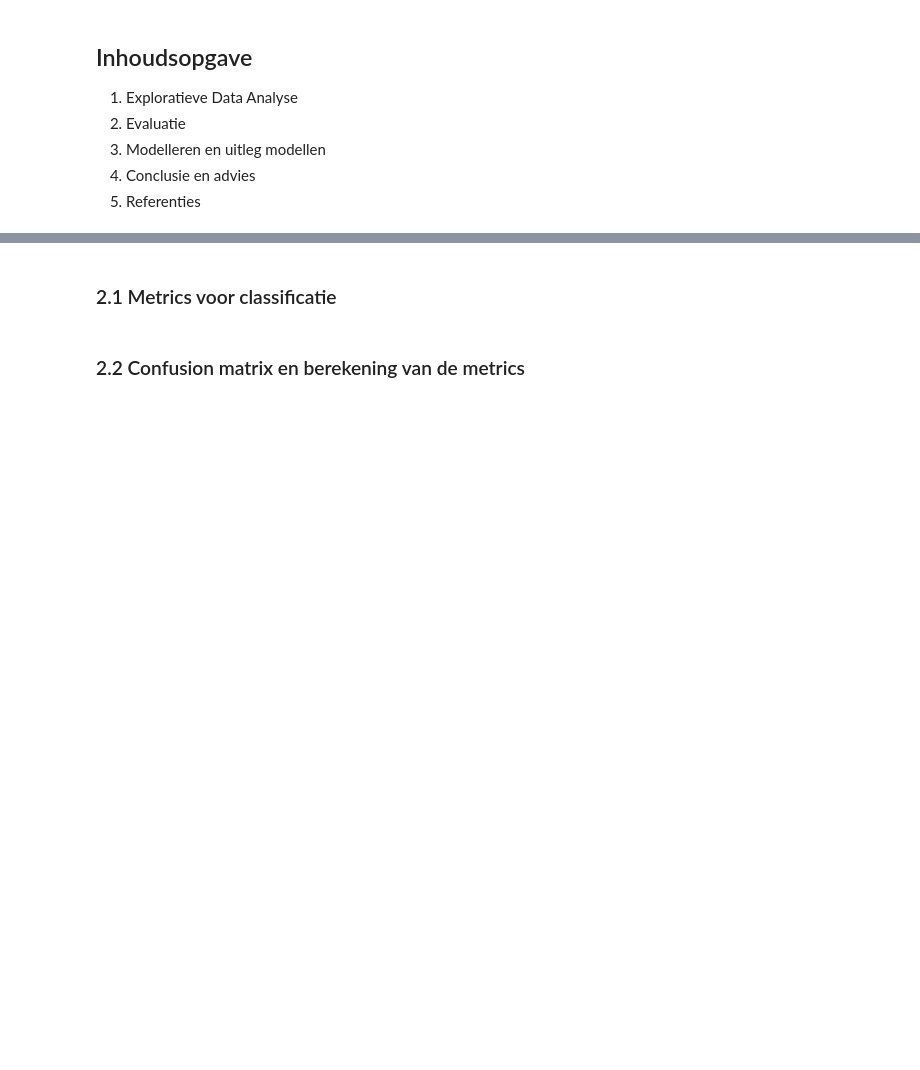
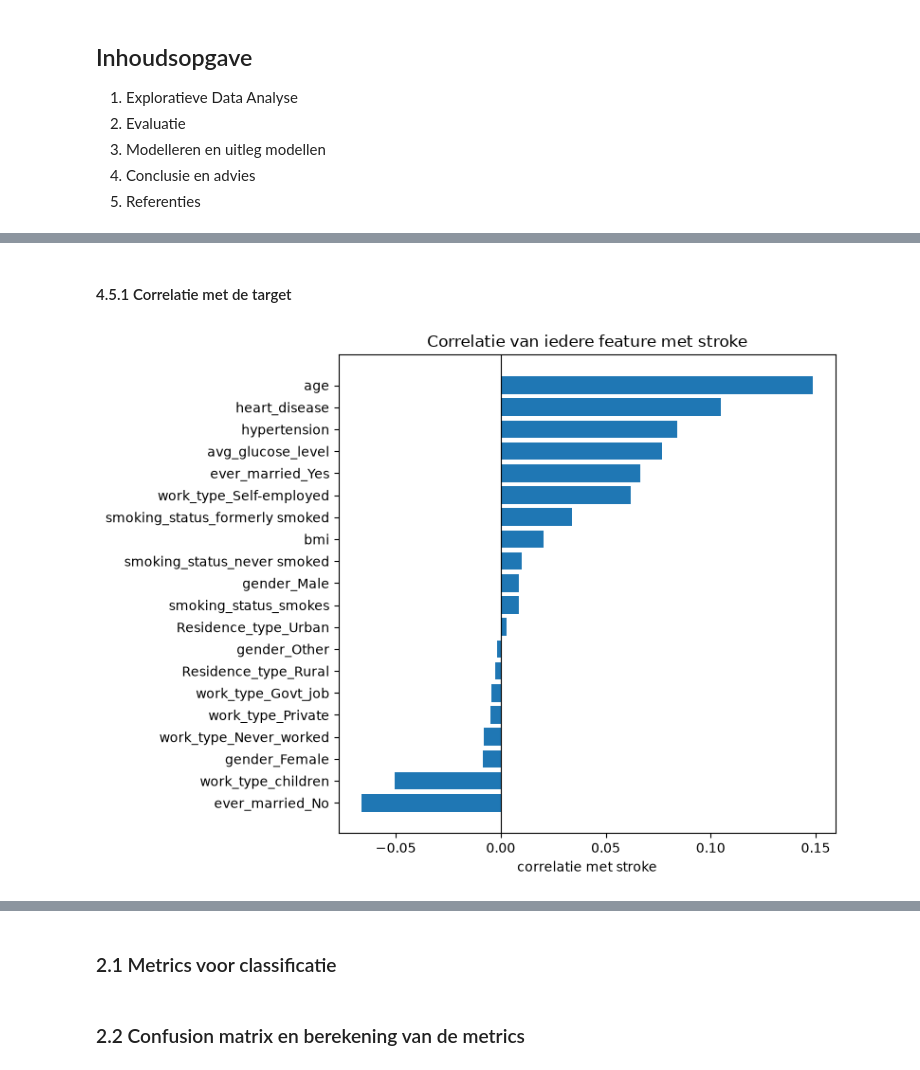
Before and after one commit to Gamal-alsa2026/Predicting-stroke-2026-27, a Jupyter notebook: notebooks/predict_stroke.ipynb, the cells around one changed output, grey strips where cells are left out. Saved outputs shown, nothing was run; the diff lists cells and outputs as text; code cells hidden in the pictures; blank space fills up the shorter version.

```diff
--- a/notebooks/predict_stroke.ipynb
+++ b/notebooks/predict_stroke.ipynb
@@ -36,0 +418,22 @@
+# %% [markdown]
+#### 4.5.1 Correlatie met de target
+# %%
+def plot_target_correlation(df: pd.DataFrame, target: str) -> None:
+    """Toon de correlatie van iedere feature met de target."""
+    # Correlatie van alle kolommen met de target (id telt niet mee)
+    corr = df.drop(columns="id").corr()[target]
+    # De target zelf weghalen (altijd 1) en sorteren
+    corr = corr.drop(target).sort_values()
+
+    plt.figure(figsize=(8, 6))
+    plt.barh(corr.index, corr.values)
+    plt.axvline(0, color="black", linewidth=0.8)
+    plt.xlabel("correlatie met stroke")
+    plt.title("Correlatie van iedere feature met stroke")
+    plt.tight_layout()
+    plt.show()
+
+
+plot_target_correlation(train_df, target="stroke")
+# %% [output]
+[figure, added]
```
Also changed, not shown: parts of 67 cells of this notebook.
